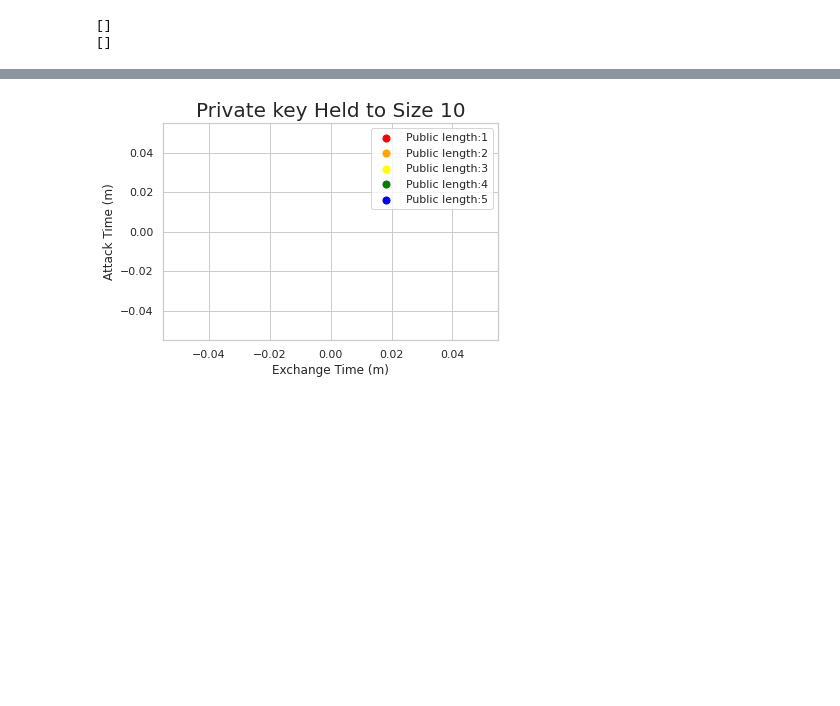
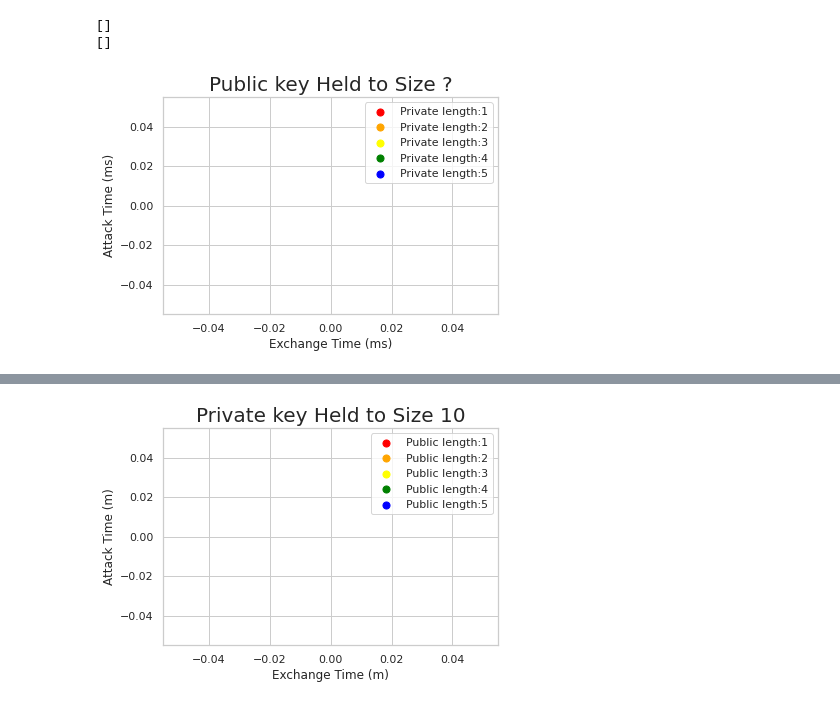
Before and after one commit to reednel/aag, a Jupyter notebook: simulations/PermutationGraphs.ipynb, the cells around one changed output, grey strips where cells are left out. Cells and saved outputs as stored; diff of their text form; code cells hidden in the pictures; blank space fills up the shorter version.

```diff
--- a/simulations/PermutationGraphs.ipynb
+++ b/simulations/PermutationGraphs.ipynb
@@ -8,8 +8,8 @@ import seaborn as sns
 # %%
 constant_public = 10
 constant_private = 5
-public_values = [1,2,3,4,5]
-private_values = [1,2,3,4,5]
+public_sizes = [5]
+private_sizes = [1,2,3,4,5]
 colors = ['red', 'orange', 'yellow', 'green', 'blue']
 # %%
 arr = np.loadtxt("permutation.csv",
@@ -48,12 +46,14 @@ print(static_private)
 []
 []
 # %%
-# for i in range(len(private_values)):
-#     tempArr = static_public[np.where(static_public[:, 3] == private_values[i])]
-#     scatter = plt.scatter(tempArr[:,0], tempArr[:,1], c=colors[i], s = 50, label='Private length:' + str(private_values[i]))
-# plt.xlabel("Exchange Time (ms)", size=12)
-# plt.ylabel("Attack Time (ms)", size=12)
-# plt.title('Public key Held to Size 60', size=20)
-# plt.legend()
-# plt.show()
+for i in range(len(private_sizes)):
+    tempArr = static_public[np.where(static_public[:, 3] == private_sizes[i])]
+    scatter = plt.scatter(tempArr[:,0], tempArr[:,1], c=colors[i], s = 50, label='Private length:' + str(private_sizes[i]))
+plt.xlabel("Exchange Time (ms)", size=12)
+plt.ylabel("Attack Time (ms)", size=12)
+plt.title('Public key Held to Size ?', size=20)
+plt.legend()
+plt.show()
+# %% [output]
+[figure, added]
 # %%
```
Also changed, not shown: parts of 10 cells of this notebook, 4 other files.
